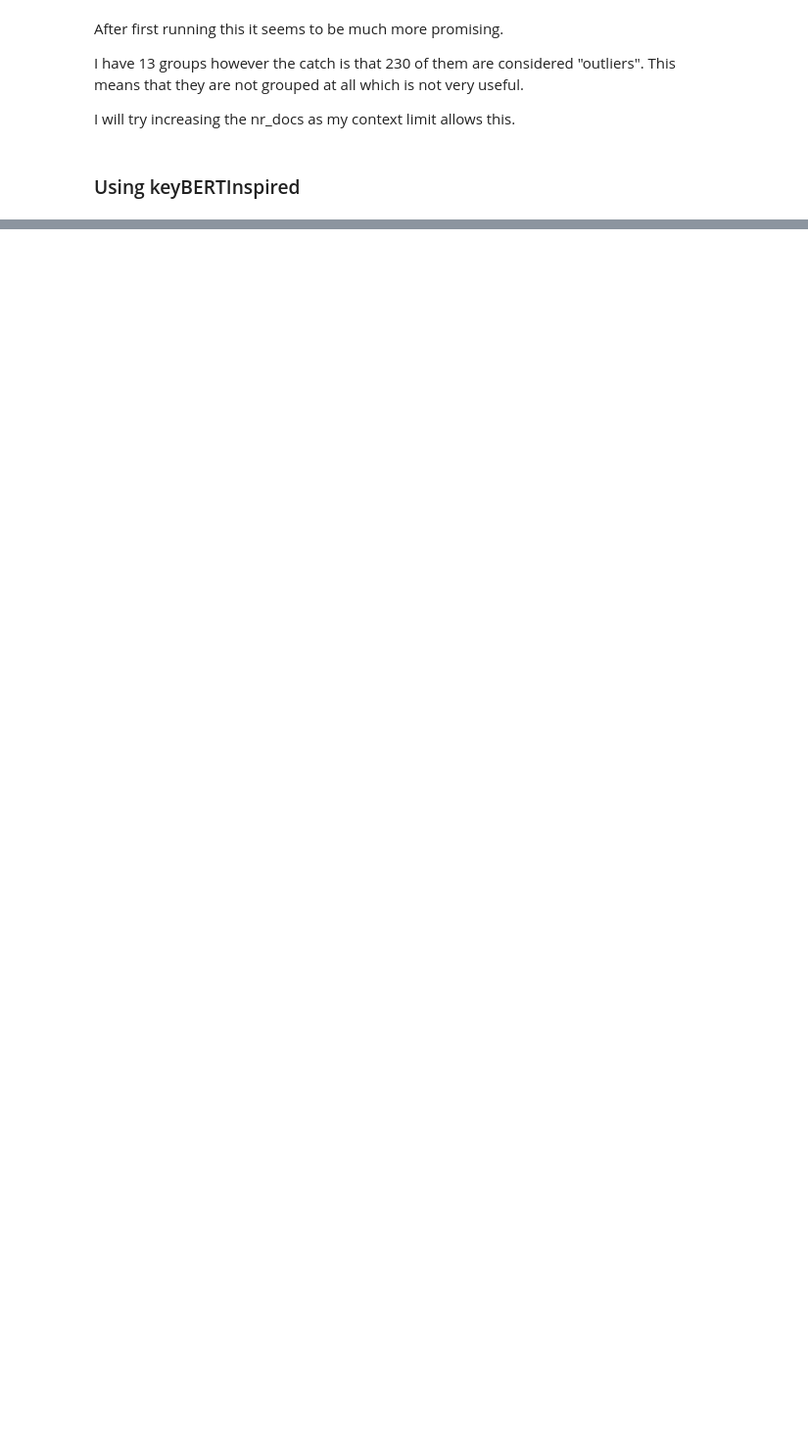
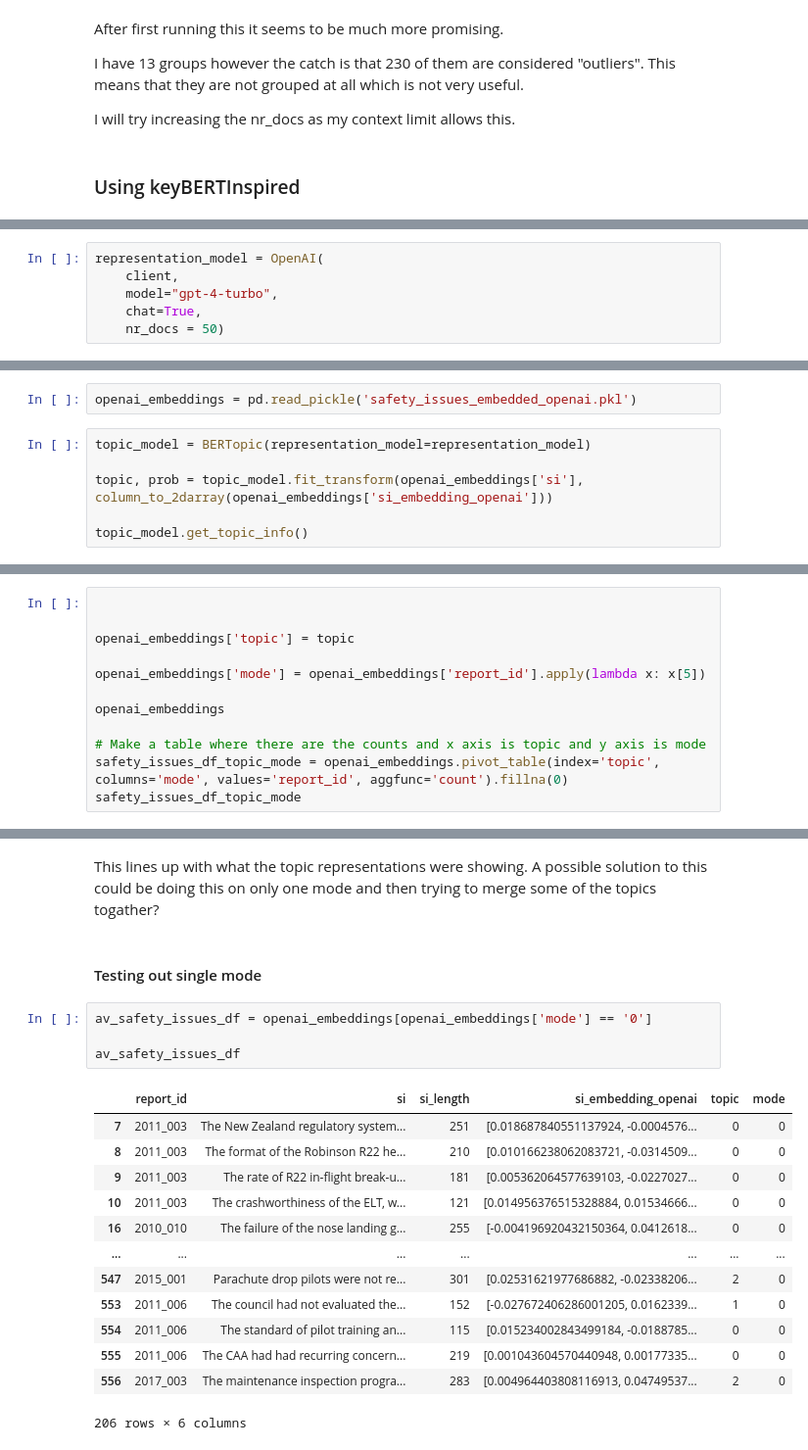
Before and after one commit to 1jamesthompson1/TAIC-report-summary, a Jupyter notebook: notebooks/safety themes_from_safety_issues/safety_themes_from_safety_issues.ipynb, the cells around one changed output, grey strips where cells are left out. Shown at 98% size. Cells and saved outputs as stored; diff of their text form; blank space fills up the shorter version.

Commit message:
Find a working solution that generate somewhat reasonable solutions for all but maritime.

```diff
--- a/notebooks/safety themes_from_safety_issues/safety_themes_from_safety_issues.ipynb
+++ b/notebooks/safety themes_from_safety_issues/safety_themes_from_safety_issues.ipynb
@@ -477,0 +519,6 @@ topic_model.get_topic_info()
+# %%
+representation_model = OpenAI(
+    client,
+    model="gpt-4-turbo",
+    chat=True,
+    nr_docs = 50)
@@ -477,0 +543,8 @@ topic_model.get_topic_info()
+# %%
+openai_embeddings = pd.read_pickle('safety_issues_embedded_openai.pkl')
+# %%
+topic_model = BERTopic(representation_model=representation_model)
+
+topic, prob = topic_model.fit_transform(openai_embeddings['si'], column_to_2darray(openai_embeddings['si_embedding_openai']))
+
+topic_model.get_topic_info()
@@ -477,0 +559,12 @@ topic_model.get_topic_info()
+# %%
+
+
+openai_embeddings['topic'] = topic
+
+openai_embeddings['mode'] = openai_embeddings['report_id'].apply(lambda x: x[5])
+
+openai_embeddings
+
+# Make a table where there are the counts and x axis is topic and y axis is mode
+safety_issues_df_topic_mode = openai_embeddings.pivot_table(index='topic', columns='mode', values='report_id', aggfunc='count').fillna(0)
+safety_issues_df_topic_mode
@@ -477,0 +573,22 @@ topic_model.get_topic_info()
+# %% [markdown]
+This lines up with what the topic representations were showing. A possible solution to this could be doing this on only one mode and then trying to merge some of the topics togather?
+# %% [markdown]
+#### Testing out single mode
+# %%
+av_safety_issues_df = openai_embeddings[openai_embeddings['mode'] == '0']
+
+av_safety_issues_df
+# %% [output]
+|  | report_id | si | si_length | si_embedding_openai | topic | mode |
+| 7 | 2011_003 | The New Zealand regulatory system... | 251 | [0.018687840551137924, -0.0004576... | 0 | 0 |
+| 8 | 2011_003 | The format of the Robinson R22 he... | 210 | [0.010166238062083721, -0.0314509... | 0 | 0 |
+| 9 | 2011_003 | The rate of R22 in-flight break-u... | 181 | [0.005362064577639103, -0.0227027... | 0 | 0 |
+| 10 | 2011_003 | The crashworthiness of the ELT, w... | 121 | [0.014956376515328884, 0.01534666... | 0 | 0 |
+| 16 | 2010_010 | The failure of the nose landing g... | 255 | [-0.004196920432150364, 0.0412618... | 0 | 0 |
+| ... | ... | ... | ... | ... | ... | ... |
+| 547 | 2015_001 | Parachute drop pilots were not re... | 301 | [0.02531621977686882, -0.02338206... | 2 | 0 |
+| 553 | 2011_006 | The council had not evaluated the... | 152 | [-0.027672406286001205, 0.0162339... | 1 | 0 |
+| 554 | 2011_006 | The standard of pilot training an... | 115 | [0.015234002843499184, -0.0188785... | 0 | 0 |
+| 555 | 2011_006 | The CAA had had recurring concern... | 219 | [0.001043604570440948, 0.00177335... | 0 | 0 |
+| 556 | 2017_003 | The maintenance inspection progra... | 283 | [0.004964403808116913, 0.04749537... | 2 | 0 |
+206 rows × 6 columns
```
Also changed, not shown: parts of 30 cells of this notebook.
